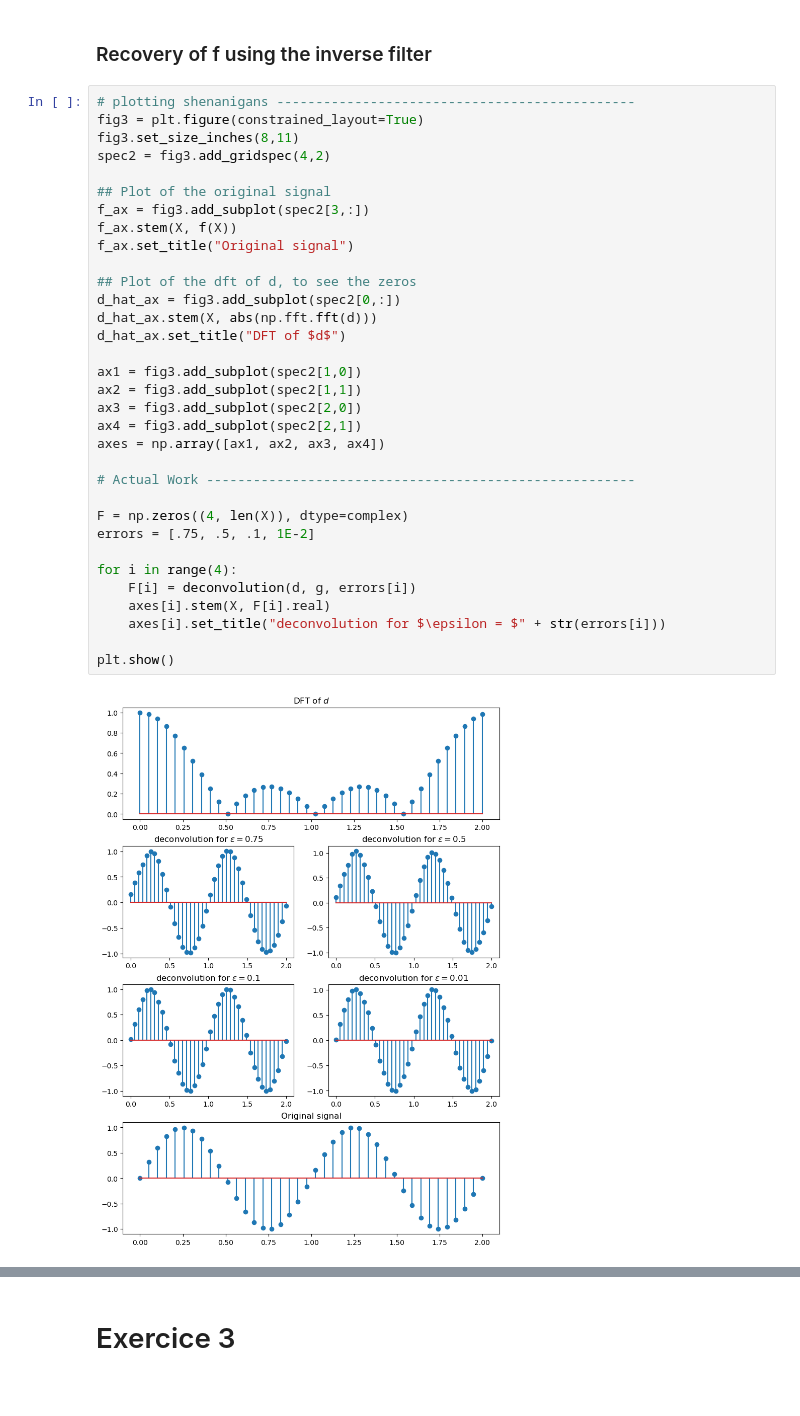
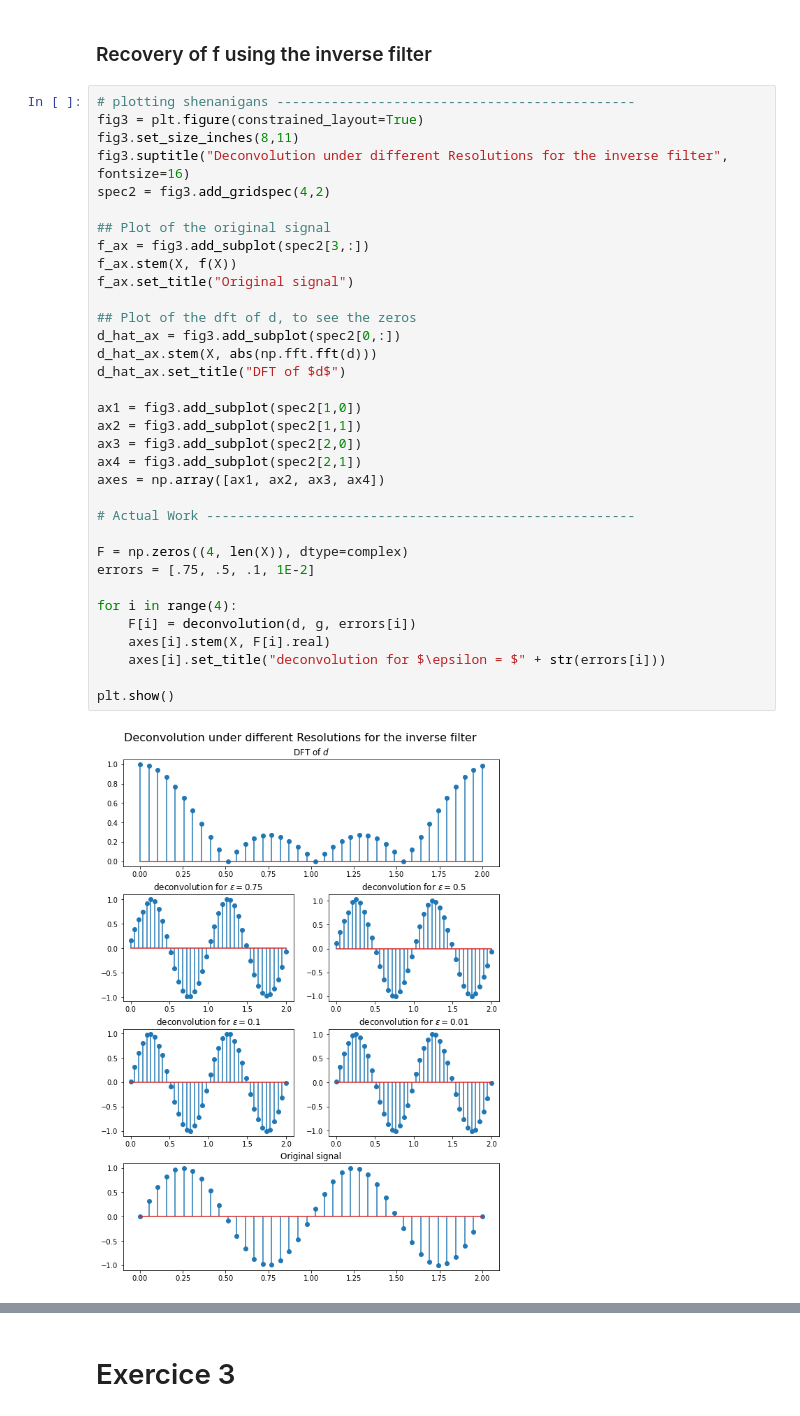
Before and after one commit to bdbonnaire/master_code, a Jupyter notebook: sp/lab3/Lab3 SP.ipynb, the cells around one changed output, grey strips where cells are left out. Saved outputs shown, nothing was run; the diff lists cells and outputs as text.

```diff
--- a/sp/lab3/Lab3 SP.ipynb
+++ b/sp/lab3/Lab3 SP.ipynb
@@ -256,35 +256,36 @@ plt.show()
 # plotting shenanigans ----------------------------------------------
 fig3 = plt.figure(constrained_layout=True)
 fig3.set_size_inches(8,11)
+fig3.suptitle("Deconvolution under different Resolutions for the inverse filter", fontsize=16)
 spec2 = fig3.add_gridspec(4,2)
 
 ## Plot of the original signal
 f_ax = fig3.add_subplot(spec2[3,:])
 f_ax.stem(X, f(X))
 f_ax.set_title("Original signal")
 
 ## Plot of the dft of d, to see the zeros
 d_hat_ax = fig3.add_subplot(spec2[0,:])
 d_hat_ax.stem(X, abs(np.fft.fft(d)))
 d_hat_ax.set_title("DFT of $d$")
 
 ax1 = fig3.add_subplot(spec2[1,0])
 ax2 = fig3.add_subplot(spec2[1,1])
 ax3 = fig3.add_subplot(spec2[2,0])
 ax4 = fig3.add_subplot(spec2[2,1])
 axes = np.array([ax1, ax2, ax3, ax4])
 
 # Actual Work -------------------------------------------------------
 
 F = np.zeros((4, len(X)), dtype=complex)
 errors = [.75, .5, .1, 1E-2]
 
 for i in range(4):
     F[i] = deconvolution(d, g, errors[i])
     axes[i].stem(X, F[i].real)
     axes[i].set_title("deconvolution for $\epsilon = $" + str(errors[i]))
 
 plt.show()
 # %% [output]
-[figure, old version]
+[figure, new version]
 # %% [markdown]
```
Also changed, not shown: parts of 8 cells of this notebook.
